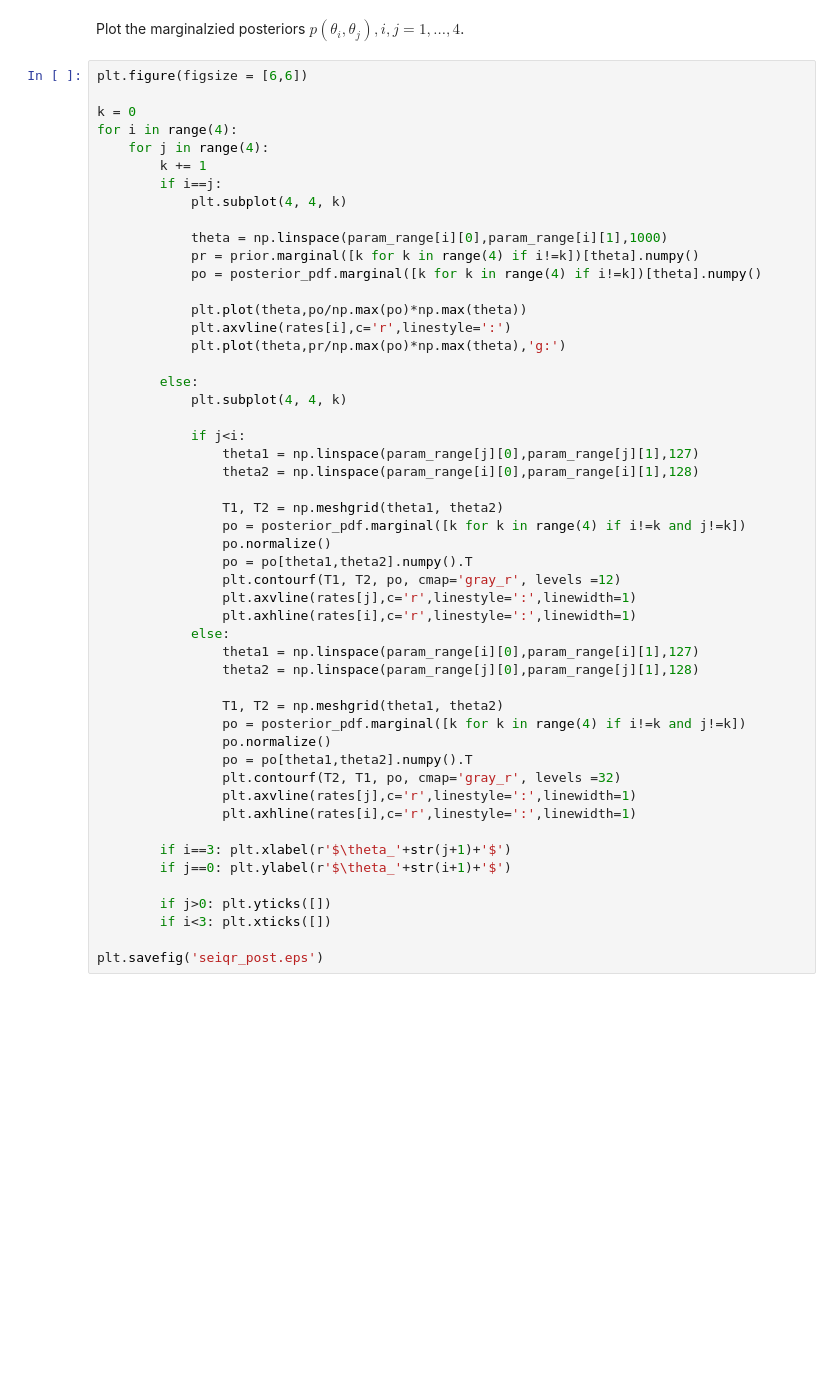
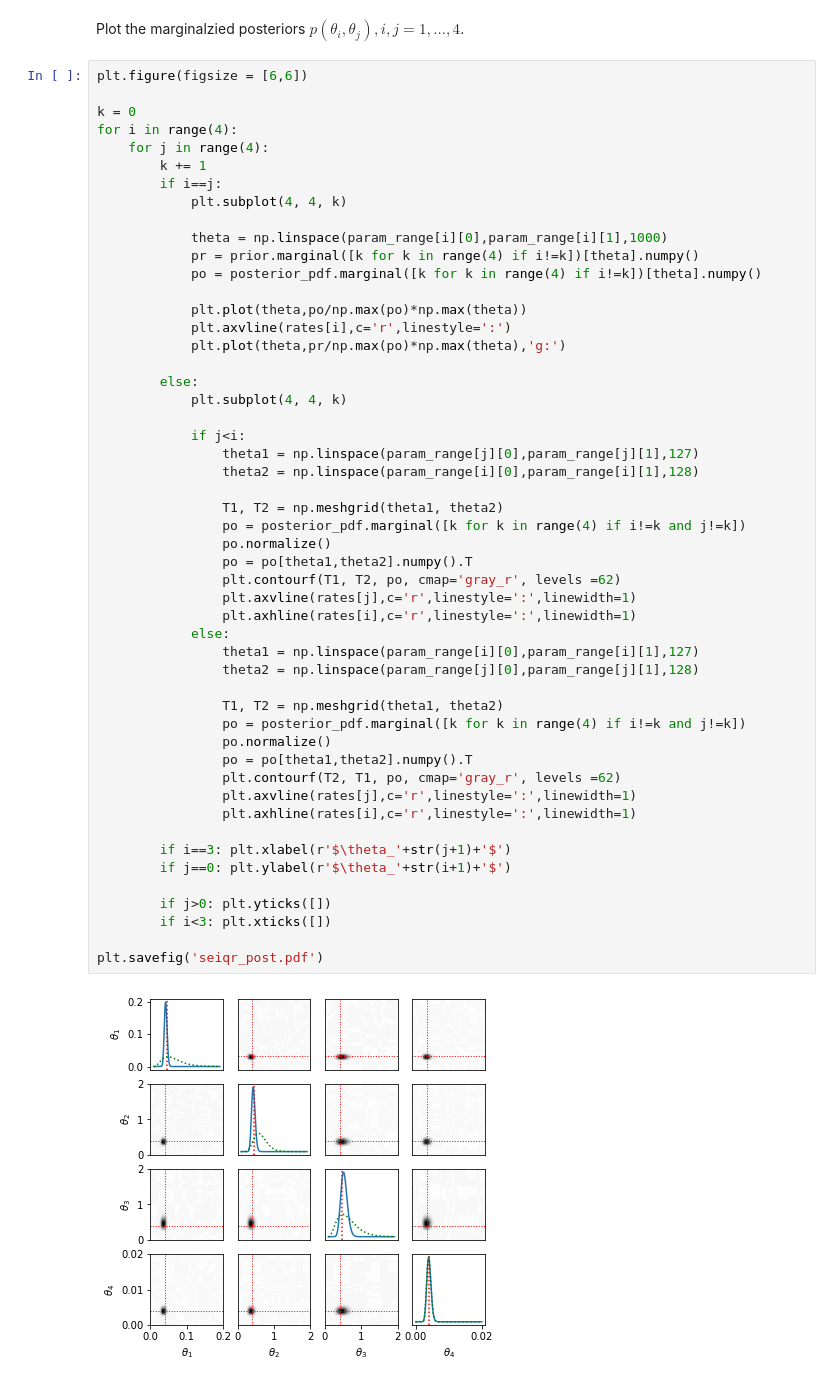
Before and after one commit to ion-g-ion/tt-cme, a Jupyter notebook: examples/SEIQR_param_inference.ipynb, the cells around one changed output. Drawn from its saved outputs; the diff is of its cells as text; blank space fills up the shorter version.

```diff
--- a/examples/SEIQR_param_inference.ipynb
+++ b/examples/SEIQR_param_inference.ipynb
@@ -221,33 +276,35 @@ for i in range(4):
         else:
             plt.subplot(4, 4, k)
 
             if j<i:
                 theta1 = np.linspace(param_range[j][0],param_range[j][1],127)
                 theta2 = np.linspace(param_range[i][0],param_range[i][1],128)
 
                 T1, T2 = np.meshgrid(theta1, theta2)
                 po = posterior_pdf.marginal([k for k in range(4) if i!=k and j!=k])
                 po.normalize()
                 po = po[theta1,theta2].numpy().T
-                plt.contourf(T1, T2, po, cmap='gray_r', levels =12)
+                plt.contourf(T1, T2, po, cmap='gray_r', levels =62)
                 plt.axvline(rates[j],c='r',linestyle=':',linewidth=1)
                 plt.axhline(rates[i],c='r',linestyle=':',linewidth=1)
             else:
                 theta1 = np.linspace(param_range[i][0],param_range[i][1],127)
                 theta2 = np.linspace(param_range[j][0],param_range[j][1],128)
 
                 T1, T2 = np.meshgrid(theta1, theta2)
                 po = posterior_pdf.marginal([k for k in range(4) if i!=k and j!=k])
                 po.normalize()
                 po = po[theta1,theta2].numpy().T
-                plt.contourf(T2, T1, po, cmap='gray_r', levels =32)
+                plt.contourf(T2, T1, po, cmap='gray_r', levels =62)
                 plt.axvline(rates[j],c='r',linestyle=':',linewidth=1)
                 plt.axhline(rates[i],c='r',linestyle=':',linewidth=1)
 
         if i==3: plt.xlabel(r'$\theta_'+str(j+1)+'$')
         if j==0: plt.ylabel(r'$\theta_'+str(i+1)+'$')
 
         if j>0: plt.yticks([])
         if i<3: plt.xticks([])
 
-plt.savefig('seiqr_post.eps')
+plt.savefig('seiqr_post.pdf')
+# %% [output]
+[figure, added]
```
Also changed, not shown: parts of 4 cells of this notebook, 7 other files.
